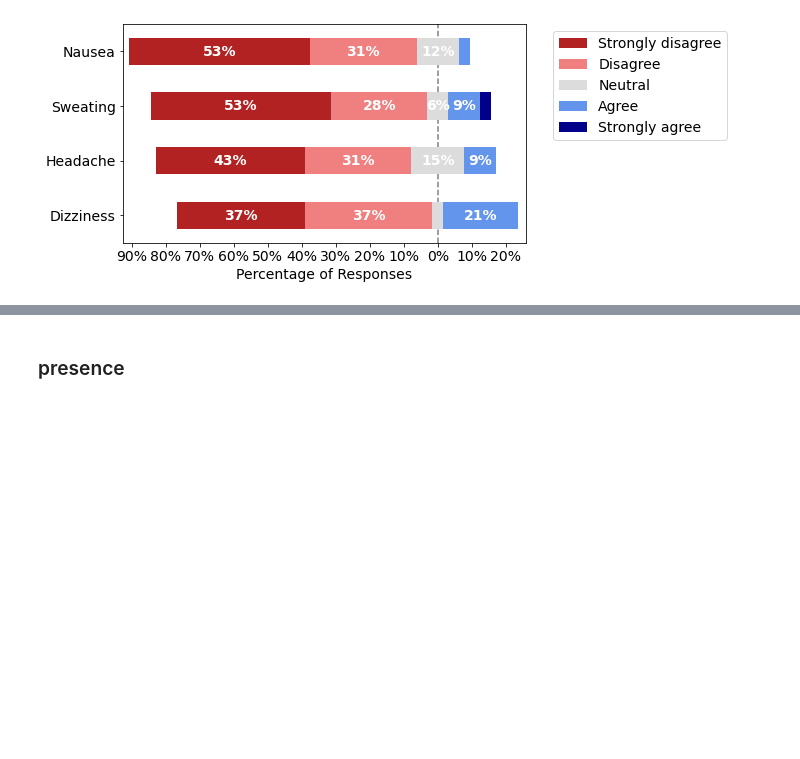
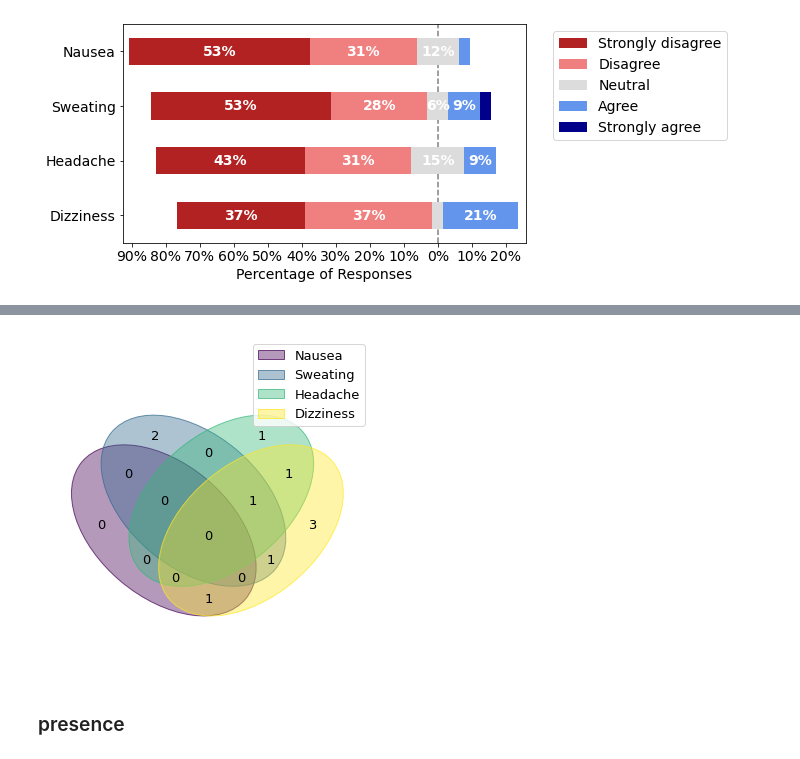
Before and after one commit to minhkstn/PointCloudQoEModels, a Jupyter notebook: point_cloud_qoe_models.ipynb, the cells around one changed output, grey strips where cells are left out. Drawn from its saved outputs; the diff is of its cells as text; code cells hidden in the pictures; blank space fills up the shorter version.

```diff
--- a/point_cloud_qoe_models.ipynb
+++ b/point_cloud_qoe_models.ipynb
@@ -751,3 +810,14 @@ plt.tight_layout()
 plt.savefig('./figures/likert.pdf')
 # %% [output]
 [figure]
+# %%
+print(data_likert)
+ven_sets = {}
+
+for column in data_likert.keys():
+    ven_sets[column] = set()
+    for i in np.arange(data_likert.shape[0]):
+        if  'Agree'  == data_likert[column][i] or 'Strongly agree' == data_likert[column][i]:
+            ven_sets[column].add(i)
+
+print(ven_sets)
@@ -754,3 +842,11 @@ plt.savefig('./figures/likert.pdf')
+# %%
+%matplotlib inline
+from venn import venn
+
+venn(ven_sets,figsize=(9,6),legend_loc='best')
+plt.savefig("./figures/cybersickness_venn.pdf")
+# %% [output]
+[figure, added]
 # %% [markdown]
 ### presence
 # %%
```
Also changed, not shown: parts of 20 cells of this notebook, 6 other files.
